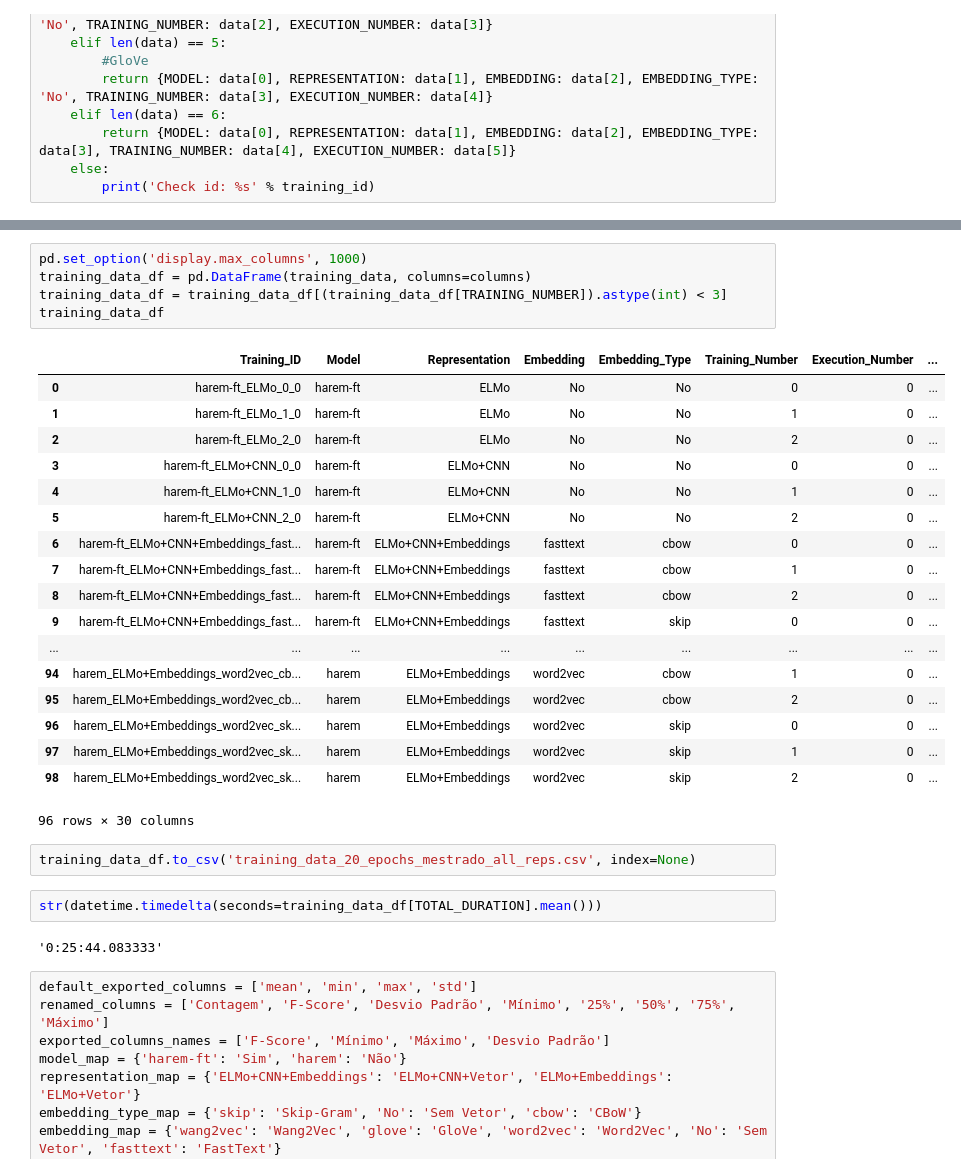
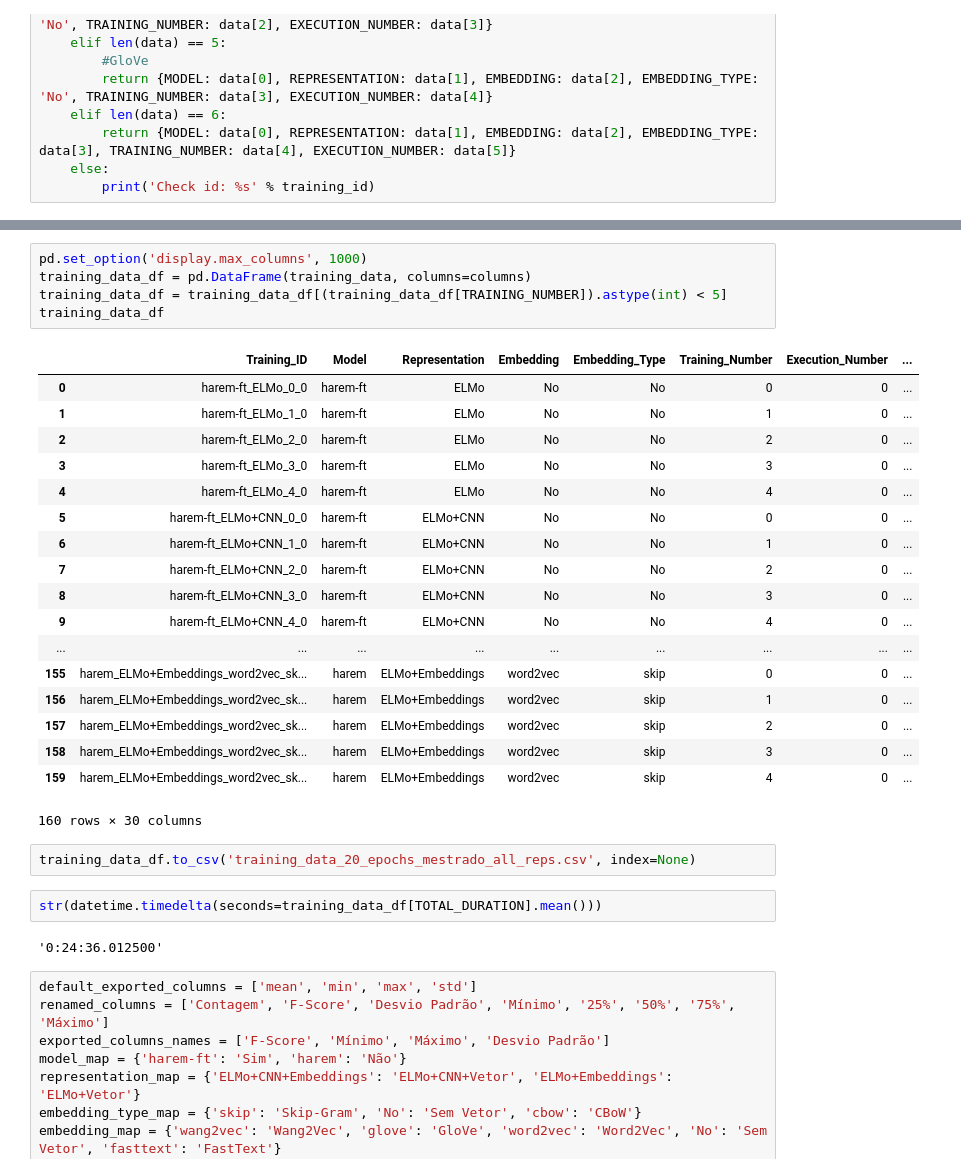
Before and after one commit to pvcastro/deeplearningufg, a Jupyter notebook: anova/Avaliar Resultados HAREM Oficial Mestrado-Todas Possibilidades de Representação.ipynb, the cells around one changed output, grey strips where cells are left out. Saved outputs shown, nothing was run; the diff lists cells and outputs as text.

Commit message:
Adicionando resultados parciais do harem

```diff
--- a/anova/Avaliar Resultados HAREM Oficial Mestrado-Todas Possibilidades de Representação.ipynb
+++ b/anova/Avaliar Resultados HAREM Oficial Mestrado-Todas Possibilidades de Representação.ipynb
@@ -184,33 +184,33 @@ for training_id, config in configs.items():
 # %%
 pd.set_option('display.max_columns', 1000)
 training_data_df = pd.DataFrame(training_data, columns=columns)
-training_data_df = training_data_df[(training_data_df[TRAINING_NUMBER]).astype(int) < 3]
+training_data_df = training_data_df[(training_data_df[TRAINING_NUMBER]).astype(int) < 5]
 training_data_df
 # %% [output]
 |  | Training_ID | Model | Representation | Embedding | Embedding_Type | Training_Number | Execution_Number | ... |
 | 0 | harem-ft_ELMo_0_0 | harem-ft | ELMo | No | No | 0 | 0 | ... |
 | 1 | harem-ft_ELMo_1_0 | harem-ft | ELMo | No | No | 1 | 0 | ... |
 | 2 | harem-ft_ELMo_2_0 | harem-ft | ELMo | No | No | 2 | 0 | ... |
-| 3 | harem-ft_ELMo+CNN_0_0 | harem-ft | ELMo+CNN | No | No | 0 | 0 | ... |
-| 4 | harem-ft_ELMo+CNN_1_0 | harem-ft | ELMo+CNN | No | No | 1 | 0 | ... |
-| 5 | harem-ft_ELMo+CNN_2_0 | harem-ft | ELMo+CNN | No | No | 2 | 0 | ... |
-| 6 | harem-ft_ELMo+CNN+Embeddings_fast... | harem-ft | ELMo+CNN+Embeddings | fasttext | cbow | 0 | 0 | ... |
-| 7 | harem-ft_ELMo+CNN+Embeddings_fast... | harem-ft | ELMo+CNN+Embeddings | fasttext | cbow | 1 | 0 | ... |
-| 8 | harem-ft_ELMo+CNN+Embeddings_fast... | harem-ft | ELMo+CNN+Embeddings | fasttext | cbow | 2 | 0 | ... |
-| 9 | harem-ft_ELMo+CNN+Embeddings_fast... | harem-ft | ELMo+CNN+Embeddings | fasttext | skip | 0 | 0 | ... |
+| 3 | harem-ft_ELMo_3_0 | harem-ft | ELMo | No | No | 3 | 0 | ... |
+| 4 | harem-ft_ELMo_4_0 | harem-ft | ELMo | No | No | 4 | 0 | ... |
+| 5 | harem-ft_ELMo+CNN_0_0 | harem-ft | ELMo+CNN | No | No | 0 | 0 | ... |
+| 6 | harem-ft_ELMo+CNN_1_0 | harem-ft | ELMo+CNN | No | No | 1 | 0 | ... |
+| 7 | harem-ft_ELMo+CNN_2_0 | harem-ft | ELMo+CNN | No | No | 2 | 0 | ... |
+| 8 | harem-ft_ELMo+CNN_3_0 | harem-ft | ELMo+CNN | No | No | 3 | 0 | ... |
+| 9 | harem-ft_ELMo+CNN_4_0 | harem-ft | ELMo+CNN | No | No | 4 | 0 | ... |
 | ... | ... | ... | ... | ... | ... | ... | ... | ... |
-| 94 | harem_ELMo+Embeddings_word2vec_cb... | harem | ELMo+Embeddings | word2vec | cbow | 1 | 0 | ... |
-| 95 | harem_ELMo+Embeddings_word2vec_cb... | harem | ELMo+Embeddings | word2vec | cbow | 2 | 0 | ... |
-| 96 | harem_ELMo+Embeddings_word2vec_sk... | harem | ELMo+Embeddings | word2vec | skip | 0 | 0 | ... |
-| 97 | harem_ELMo+Embeddings_word2vec_sk... | harem | ELMo+Embeddings | word2vec | skip | 1 | 0 | ... |
-| 98 | harem_ELMo+Embeddings_word2vec_sk... | harem | ELMo+Embeddings | word2vec | skip | 2 | 0 | ... |
+| 155 | harem_ELMo+Embeddings_word2vec_sk... | harem | ELMo+Embeddings | word2vec | skip | 0 | 0 | ... |
+| 156 | harem_ELMo+Embeddings_word2vec_sk... | harem | ELMo+Embeddings | word2vec | skip | 1 | 0 | ... |
+| 157 | harem_ELMo+Embeddings_word2vec_sk... | harem | ELMo+Embeddings | word2vec | skip | 2 | 0 | ... |
+| 158 | harem_ELMo+Embeddings_word2vec_sk... | harem | ELMo+Embeddings | word2vec | skip | 3 | 0 | ... |
+| 159 | harem_ELMo+Embeddings_word2vec_sk... | harem | ELMo+Embeddings | word2vec | skip | 4 | 0 | ... |
-96 rows × 30 columns
+160 rows × 30 columns
 # %%
 training_data_df.to_csv('training_data_20_epochs_mestrado_all_reps.csv', index=None)
 # %%
 str(datetime.timedelta(seconds=training_data_df[TOTAL_DURATION].mean()))
 # %% [output]
-'0:25:44.083333'
+'0:24:36.012500'
 # %%
 default_exported_columns = ['mean', 'min', 'max', 'std']
 renamed_columns = ['Contagem', 'F-Score', 'Desvio Padrão', 'Mínimo', '25%', '50%', '75%', 'Máximo']
```
Also changed, not shown: parts of 17 cells of this notebook, 7 other files.
